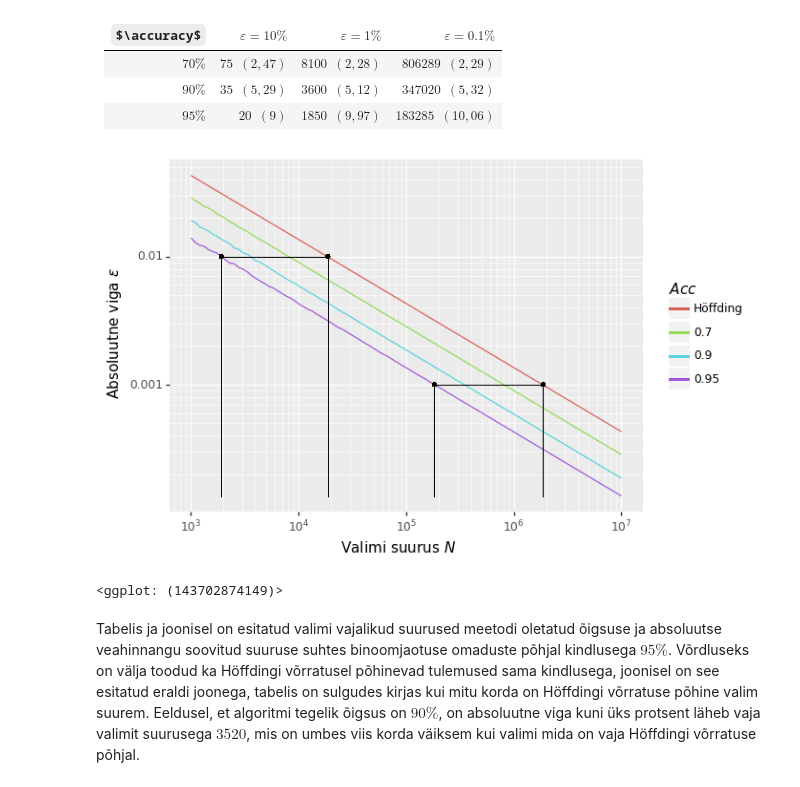
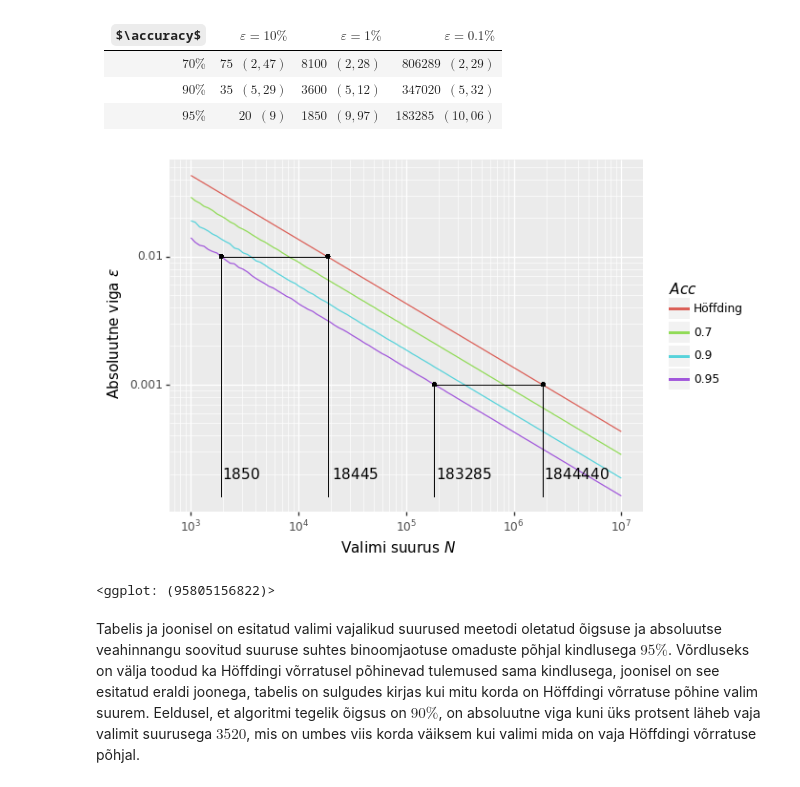
Before and after one commit to mart-mihkel/mudelite_hindamine, a Jupyter notebook: oigsuse_lahendi_absoluutne_viga.ipynb, the cells around one changed output. Cells and saved outputs as stored; diff of their text form; code cells hidden in the pictures; some formulas as TeX source.

Commit message:
joonised

```diff
--- a/oigsuse_lahendi_absoluutne_viga.ipynb
+++ b/oigsuse_lahendi_absoluutne_viga.ipynb
@@ -166,37 +169,42 @@ df = pd.DataFrame(read, columns=['tõenäosus', 'n', 'epsilon'])
 
 p95 = df.query('tõenäosus == .95')
 n_p95_e01 = p95.iloc[np.abs(p95['epsilon'] - .01).argmin()]['n']
 n_p95_e001 = p95.iloc[np.abs(p95['epsilon'] - .001).argmin()]['n']
 eps_min = df['epsilon'].min()
 
 g = (
     ggplot(df) +
     scale_x_log10(breaks=np.logspace(3, 7, 5), labels=['$10^3$','$10^4$', '$10^5$', '$10^6$', '$10^7$']) +
     scale_y_log10(breaks=np.logspace(-3, -1, 3)) +
     labs(x='Valimi suurus $N$', y='Absoluutne viga $\\varepsilon$') +
     guides(color=guide_legend(title='$Acc$')) +
     scale_color_discrete(labels=['Höffding', .7, .9, .95]) +
 
     geom_line(aes('n', 'epsilon', group='tõenäosus', color='pd.Categorical(tõenäosus)')) +
 
     geom_segment(aes(x=n_k95_e01, y=eps_min, xend=n_k95_e01, yend=.01), size=.25, color="black", show_legend=False) +
     geom_segment(aes(x=n_k95_e001, y=eps_min, xend=n_k95_e001, yend=.001), size=.25, color="black", show_legend=False) +
     geom_segment(aes(x=n_p95_e01, y=eps_min, xend=n_p95_e01, yend=.01), size=.25, color="black", show_legend=False) +
     geom_segment(aes(x=n_p95_e001, y=eps_min, xend=n_p95_e001, yend=.001), size=.25, color="black", show_legend=False) +
     geom_segment(aes(x=n_p95_e01, y=.01, xend=n_k95_e01, yend=.01), size=.25, color="black", show_legend=False) +
     geom_segment(aes(x=n_p95_e001, y=.001, xend=n_k95_e001, yend=.001), size=.25, color="black", show_legend=False) +
 
     geom_point(aes(x='n_p95_e01', y='.01'), size=0.75, color="black", show_legend=False) +
     geom_point(aes(x='n_p95_e001', y='.001'), size=0.75, color="black", show_legend=False) +
     geom_point(aes(x='n_k95_e01', y='.01'), size=0.75, color="black", show_legend=False) +
-    geom_point(aes(x='n_k95_e001', y='.001'), size=0.75, color="black", show_legend=False)
+    geom_point(aes(x='n_k95_e001', y='.001'), size=0.75, color="black", show_legend=False) +
+
+    annotate('text', x=18445 + 15000 , y=0.0002, label='$18445$') +
+    annotate('text', x=1844440 + 2000000, y=0.0002, label='$1844440$') +
+    annotate('text', x=1850 + 1100 , y=0.0002, label='$1850$') +
+    annotate('text', x=183285 + 160000, y=0.0002, label='$183285$')
 )
 
-# g.save('./joonised/binoomjaotus_absoluutne_viga.png', dpi=100)
+g.save('./joonised/binoomjaotus_absoluutne_viga.png', dpi=100)
 g
 # %% [output]
-[figure, old version]
+[figure, new version]
-<ggplot: (143702874149)>
+<ggplot: (95805156822)>
 # %% [markdown]
 Tabelis ja joonisel on esitatud valimi vajalikud suurused meetodi oletatud õigsuse ja absoluutse veahinnangu soovitud suuruse suhtes binoomjaotuse omaduste põhjal kindlusega $95\%$.
 Võrdluseks on välja toodud ka Höffdingi võrratusel põhinevad tulemused sama kindlusega, joonisel on see esitatud eraldi joonega, tabelis on sulgudes kirjas kui mitu korda on Höffdingi võrratuse põhine valim suurem.
```
Also changed, not shown: parts of 1 cell of this notebook, 5 other files.
